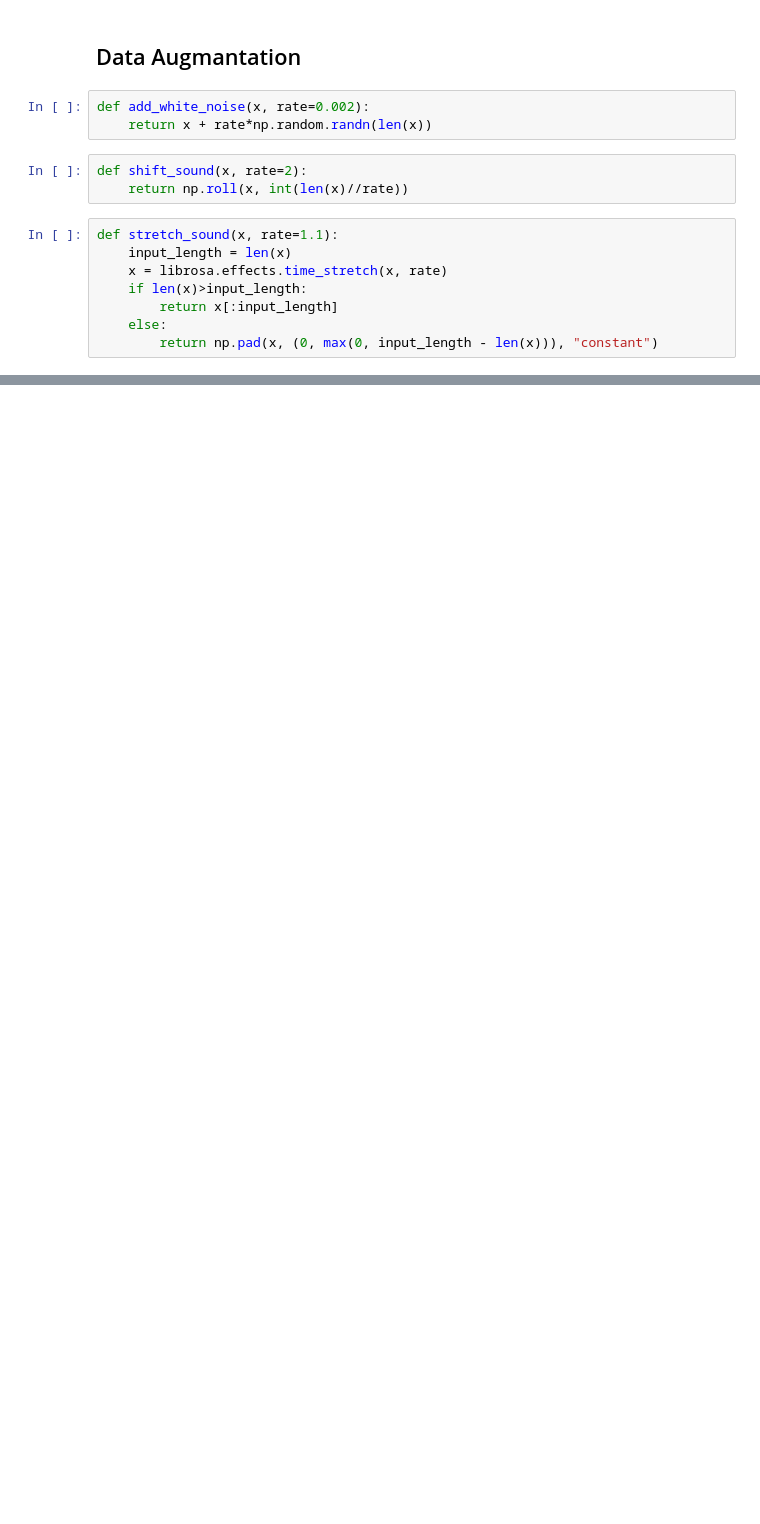
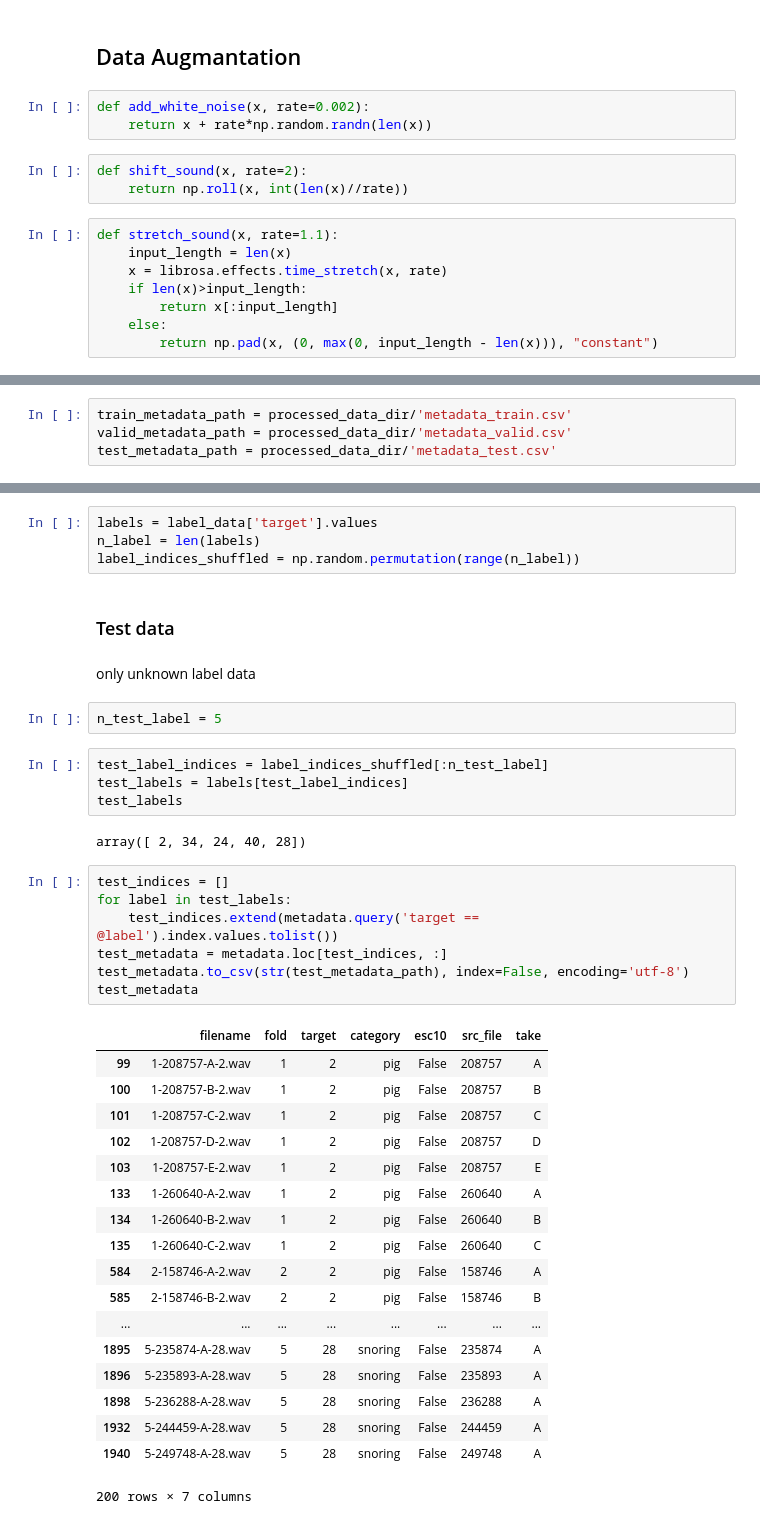
Before and after one commit to moritagit/DAD_Wave, a Jupyter notebook: notebook/data.ipynb, the cells around one changed output, grey strips where cells are left out. Cells and saved outputs as stored; diff of their text form; blank space fills up the shorter version.

```diff
--- a/notebook/data.ipynb
+++ b/notebook/data.ipynb
@@ -194,0 +188,4 @@ def stretch_sound(x, rate=1.1):
+# %%
+train_metadata_path = processed_data_dir/'metadata_train.csv'
+valid_metadata_path = processed_data_dir/'metadata_valid.csv'
+test_metadata_path = processed_data_dir/'metadata_test.csv'
@@ -194,0 +233,42 @@ def stretch_sound(x, rate=1.1):
+# %%
+labels = label_data['target'].values
+n_label = len(labels)
+label_indices_shuffled = np.random.permutation(range(n_label))
+# %% [markdown]
+### Test data
+# %% [markdown]
+only unknown label data
+# %%
+n_test_label = 5
+# %%
+test_label_indices = label_indices_shuffled[:n_test_label]
+test_labels = labels[test_label_indices]
+test_labels
+# %% [output]
+array([ 2, 34, 24, 40, 28])
+# %%
+test_indices = []
+for label in test_labels:
+    test_indices.extend(metadata.query('target == @label').index.values.tolist())
+test_metadata = metadata.loc[test_indices, :]
+test_metadata.to_csv(str(test_metadata_path), index=False, encoding='utf-8')
+test_metadata
+# %% [output]
+|  | filename | fold | target | category | esc10 | src_file | take |
+| 99 | 1-208757-A-2.wav | 1 | 2 | pig | False | 208757 | A |
+| 100 | 1-208757-B-2.wav | 1 | 2 | pig | False | 208757 | B |
+| 101 | 1-208757-C-2.wav | 1 | 2 | pig | False | 208757 | C |
+| 102 | 1-208757-D-2.wav | 1 | 2 | pig | False | 208757 | D |
+| 103 | 1-208757-E-2.wav | 1 | 2 | pig | False | 208757 | E |
+| 133 | 1-260640-A-2.wav | 1 | 2 | pig | False | 260640 | A |
+| 134 | 1-260640-B-2.wav | 1 | 2 | pig | False | 260640 | B |
+| 135 | 1-260640-C-2.wav | 1 | 2 | pig | False | 260640 | C |
+| 584 | 2-158746-A-2.wav | 2 | 2 | pig | False | 158746 | A |
+| 585 | 2-158746-B-2.wav | 2 | 2 | pig | False | 158746 | B |
+| ... | ... | ... | ... | ... | ... | ... | ... |
+| 1895 | 5-235874-A-28.wav | 5 | 28 | snoring | False | 235874 | A |
+| 1896 | 5-235893-A-28.wav | 5 | 28 | snoring | False | 235893 | A |
+| 1898 | 5-236288-A-28.wav | 5 | 28 | snoring | False | 236288 | A |
+| 1932 | 5-244459-A-28.wav | 5 | 28 | snoring | False | 244459 | A |
+| 1940 | 5-249748-A-28.wav | 5 | 28 | snoring | False | 249748 | A |
+200 rows × 7 columns
```
Also changed, not shown: parts of 29 cells of this notebook, 2 other files.
